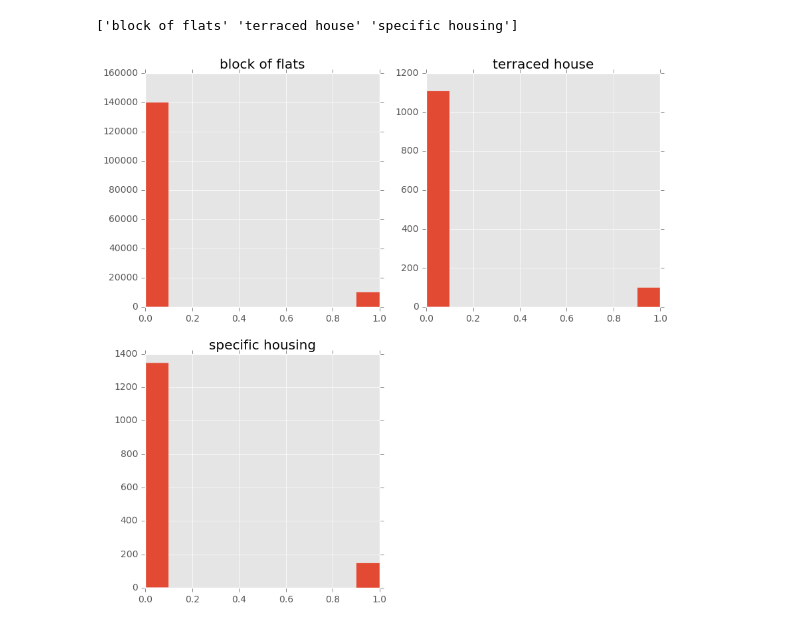
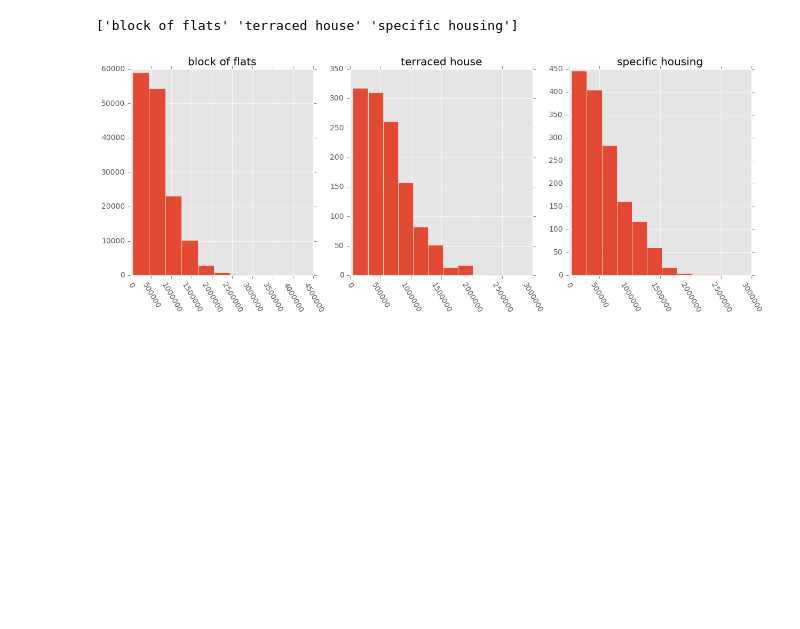
Before and after one commit to allenkcchu/2nd-ML100Days, a Jupyter notebook: homework/Day_014_HW.ipynb, the cells around one changed output. Saved outputs shown, nothing was run; the diff lists cells and outputs as text; code cells hidden in the pictures; blank space fills up the shorter version.

```diff
--- a/homework/Day_014_HW.ipynb
+++ b/homework/Day_014_HW.ipynb
@@ -49,18 +49,18 @@ print(unique_house_type)
 # %% [output]
 ['block of flats' 'terraced house' 'specific housing']
 # %%
-nrows = 2
-ncols = 2
+nrows = 1
+ncols = 3
 
-plt.figure(figsize=(10,10))
+plt.figure(figsize=(15,5))
 for i in range(len(unique_house_type)):
     plt.subplot(nrows, ncols, i+1)
     """
     Your Code Here
     """
-    app_train.loc[app_train['HOUSETYPE_MODE'] == unique_house_type[i]]['TARGET'].hist()
+    app_train.loc[app_train['HOUSETYPE_MODE'] == unique_house_type[i]]['AMT_CREDIT'].hist(xrot=-60)
 
     plt.title(str(unique_house_type[i]))
 plt.show()
 # %% [output]
-[figure, old version]
+[figure, new version]
```
